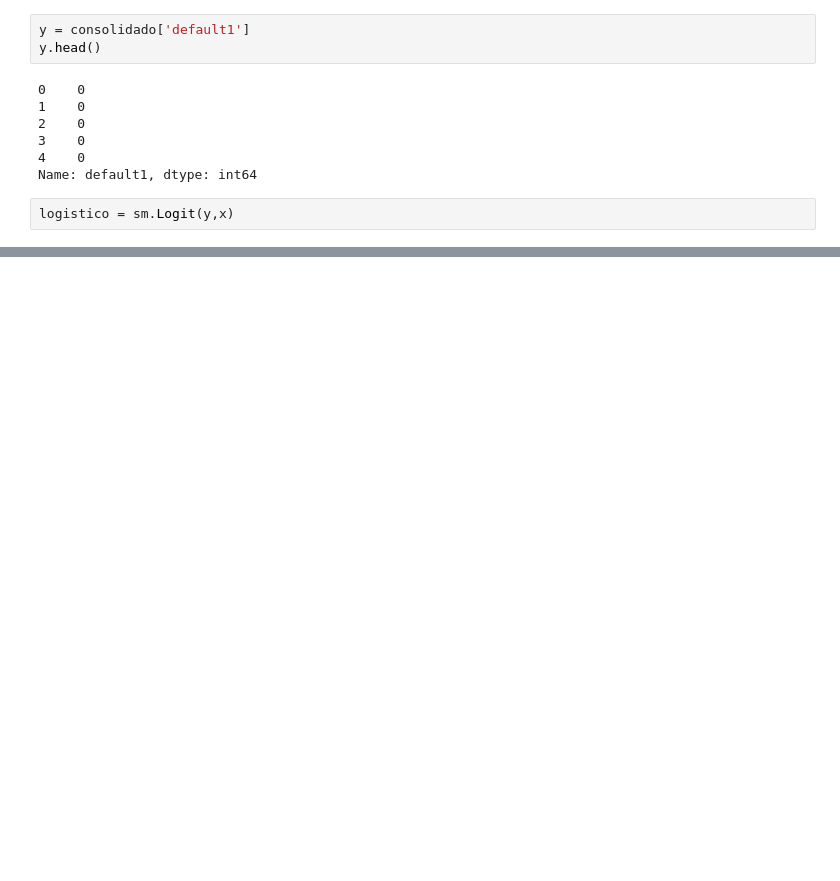
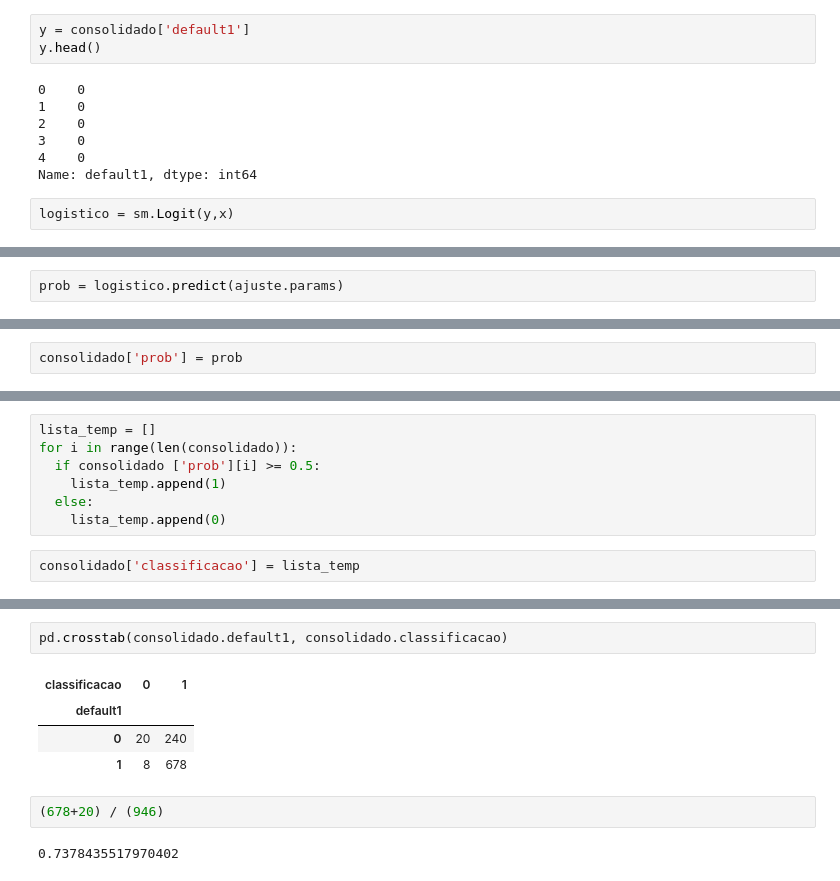
Before and after one commit to wjunior83/statsmodels, a Jupyter notebook: Lista_Python.ipynb, the cells around one changed output, grey strips where cells are left out. Saved outputs shown, nothing was run; the diff lists cells and outputs as text; blank space fills up the shorter version.

```diff
--- a/Lista_Python.ipynb
+++ b/Lista_Python.ipynb
@@ -189,0 +186,2 @@ quasi-separation. In this case some parameters will not be identified.
+# %%
+prob = logistico.predict(ajuste.params)
@@ -189,0 +208,2 @@ quasi-separation. In this case some parameters will not be identified.
+# %%
+consolidado['prob'] = prob
@@ -189,0 +219,9 @@ quasi-separation. In this case some parameters will not be identified.
+# %%
+lista_temp = []
+for i in range(len(consolidado)):
+  if consolidado ['prob'][i] >= 0.5:
+    lista_temp.append(1)
+  else:
+    lista_temp.append(0)
+# %%
+consolidado['classificacao'] = lista_temp
@@ -189,0 +237,11 @@ quasi-separation. In this case some parameters will not be identified.
+# %%
+pd.crosstab(consolidado.default1, consolidado.classificacao)
+# %% [output]
+| classificacao | 0 | 1 |
+| default1 |  |  |
+| 0 | 20 | 240 |
+| 1 | 8 | 678 |
+# %%
+(678+20) / (946)
+# %% [output]
+0.7378435517970402
```
Also changed, not shown: parts of 10 cells of this notebook.
